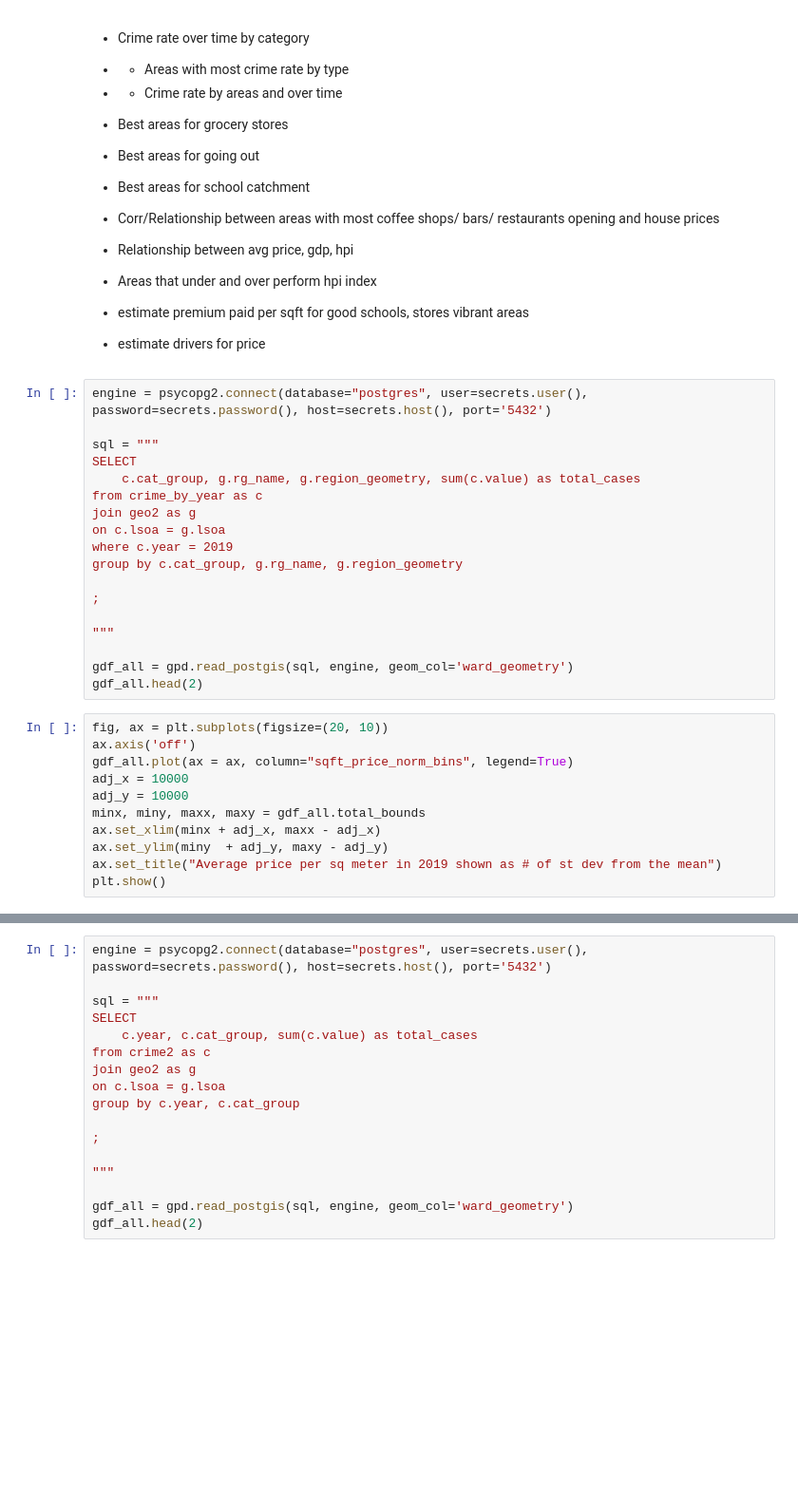
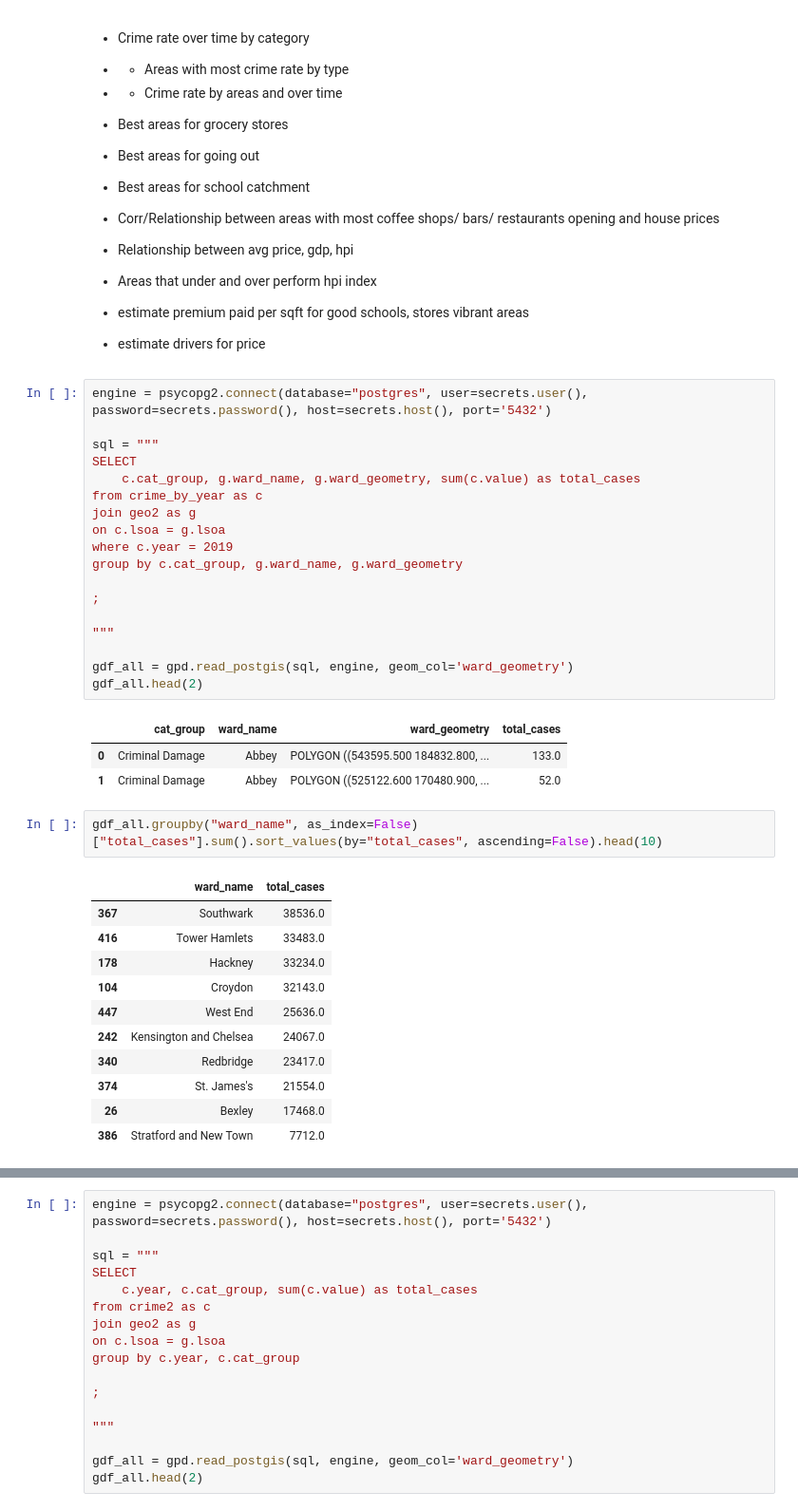
Before and after one commit to jelenalor/RealEstate, a Jupyter notebook: 2.EDA regions.ipynb, the cells around one changed output, grey strips where cells are left out. Shown: that part at 95% size. Drawn from its saved outputs; the diff is of its cells as text; blank space fills up the shorter version.

```diff
--- a/2.EDA regions.ipynb
+++ b/2.EDA regions.ipynb
@@ -33,12 +33,12 @@ engine = psycopg2.connect(database="postgres", user=secrets.user(), password=sec
 
 sql = """
 SELECT
-    c.cat_group, g.rg_name, g.region_geometry, sum(c.value) as total_cases
+    c.cat_group, g.ward_name, g.ward_geometry, sum(c.value) as total_cases
 from crime_by_year as c
 join geo2 as g
 on c.lsoa = g.lsoa
 where c.year = 2019
-group by c.cat_group, g.rg_name, g.region_geometry
+group by c.cat_group, g.ward_name, g.ward_geometry
 
 ;
 
@@ -46,14 +46,21 @@ group by c.cat_group, g.rg_name, g.region_geometry
 
 gdf_all = gpd.read_postgis(sql, engine, geom_col='ward_geometry')
 gdf_all.head(2)
+# %% [output]
+|  | cat_group | ward_name | ward_geometry | total_cases |
+| 0 | Criminal Damage | Abbey | POLYGON ((543595.500 184832.800, ... | 133.0 |
+| 1 | Criminal Damage | Abbey | POLYGON ((525122.600 170480.900, ... | 52.0 |
-# %%
-fig, ax = plt.subplots(figsize=(20, 10))
-ax.axis('off')
-gdf_all.plot(ax = ax, column="sqft_price_norm_bins", legend=True)
-adj_x = 10000
-adj_y = 10000
-minx, miny, maxx, maxy = gdf_all.total_bounds
-ax.set_xlim(minx + adj_x, maxx - adj_x)
-ax.set_ylim(miny  + adj_y, maxy - adj_y)
-ax.set_title("Average price per sq meter in 2019 shown as # of st dev from the mean")
-plt.show()
+# %%
+gdf_all.groupby("ward_name", as_index=False)["total_cases"].sum().sort_values(by="total_cases", ascending=False).head(10)
+# %% [output]
+|  | ward_name | total_cases |
+| 367 | Southwark | 38536.0 |
+| 416 | Tower Hamlets | 33483.0 |
+| 178 | Hackney | 33234.0 |
+| 104 | Croydon | 32143.0 |
+| 447 | West End | 25636.0 |
+| 242 | Kensington and Chelsea | 24067.0 |
+| 340 | Redbridge | 23417.0 |
+| 374 | St. James's | 21554.0 |
+| 26 | Bexley | 17468.0 |
+| 386 | Stratford and New Town | 7712.0 |
```
Also changed, not shown: parts of 1 cell of this notebook.
